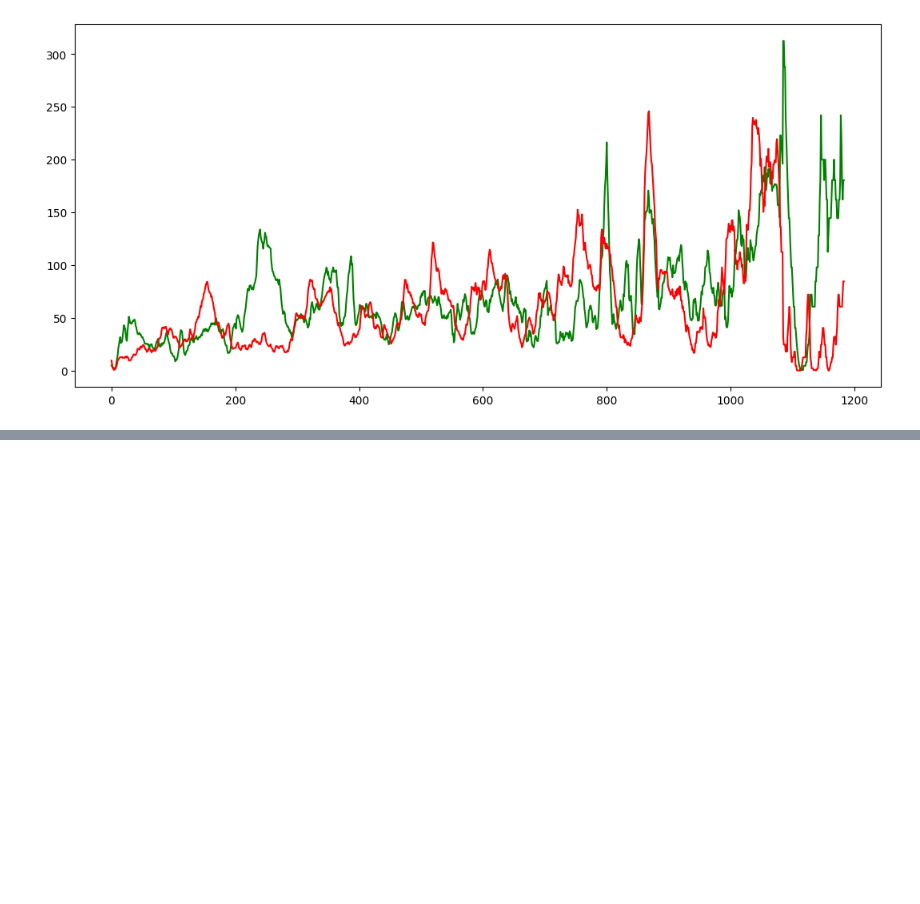
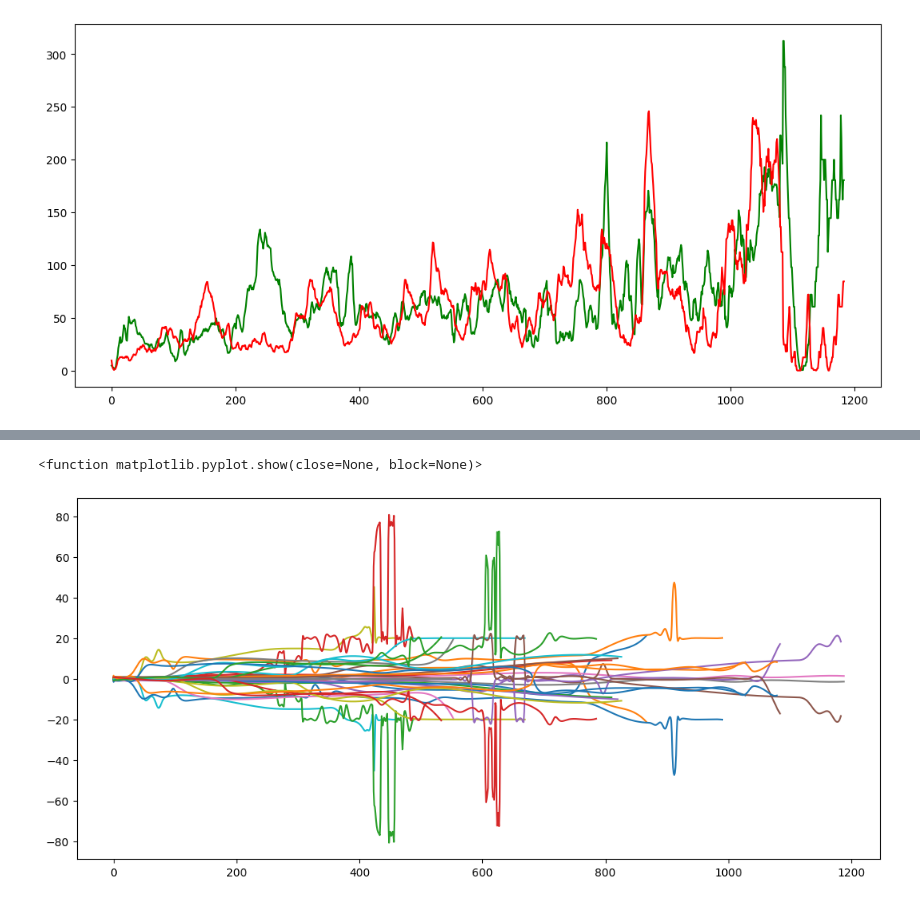
Before and after one commit to tommdim/statistics-101, a Jupyter notebook: project/src/vale.ipynb, the cells around one changed output, grey strips where cells are left out. Cells and saved outputs as stored; diff of their text form; code cells hidden in the pictures; blank space fills up the shorter version.

```diff
--- a/project/src/vale.ipynb
+++ b/project/src/vale.ipynb
@@ -369,0 +391,18 @@ plt.plot(mean_x_axisl,mean_y_axisl,'red')
+# %%
+from scipy import interpolate
+dic1 ={}
+
+for column in heartrate:
+    time = np.array(range(len(heartrate[column].dropna(axis=0))))
+    spl = UnivariateSpline(time, heartrate[column].dropna(axis=0))
+    spl.set_smoothing_factor(1000)
+    #heartrate[column]= spl(time)
+    plt.plot(spl(time))
+
+
+
+
+plt.show
+# %% [output]
+<function matplotlib.pyplot.show(close=None, block=None)>
+[figure, added]
```
Also changed, not shown: parts of 5 cells of this notebook.
